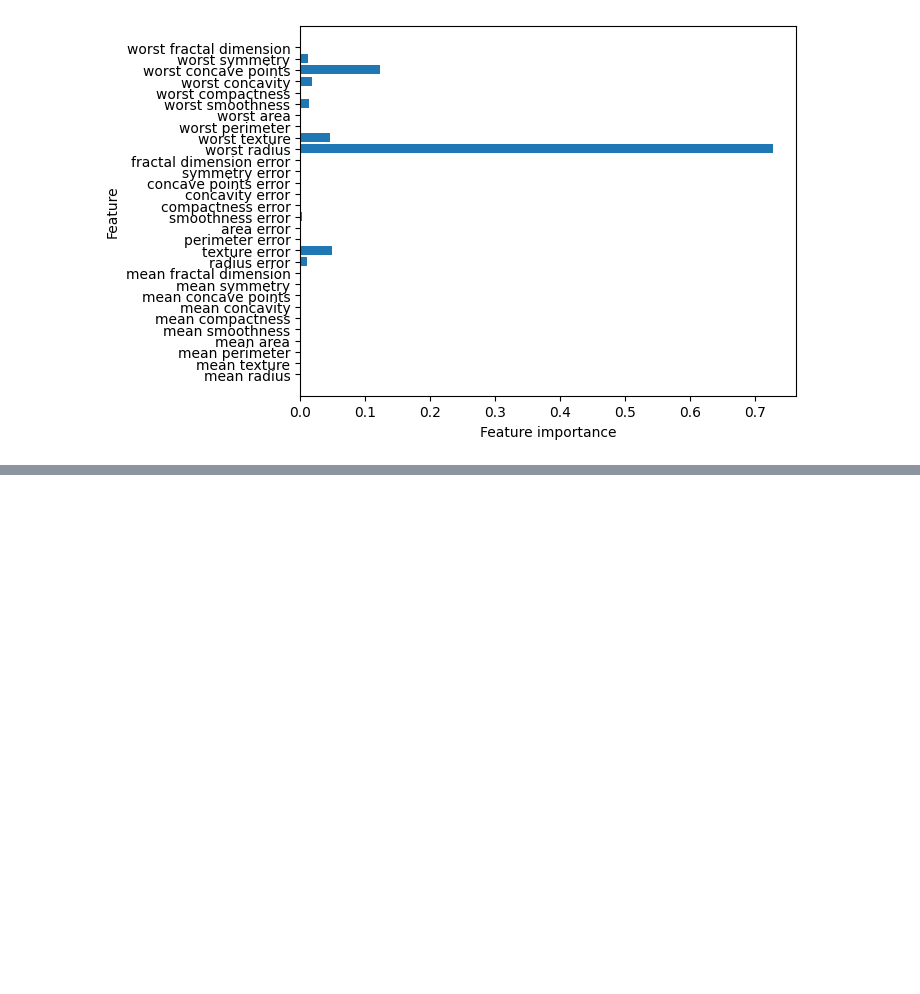
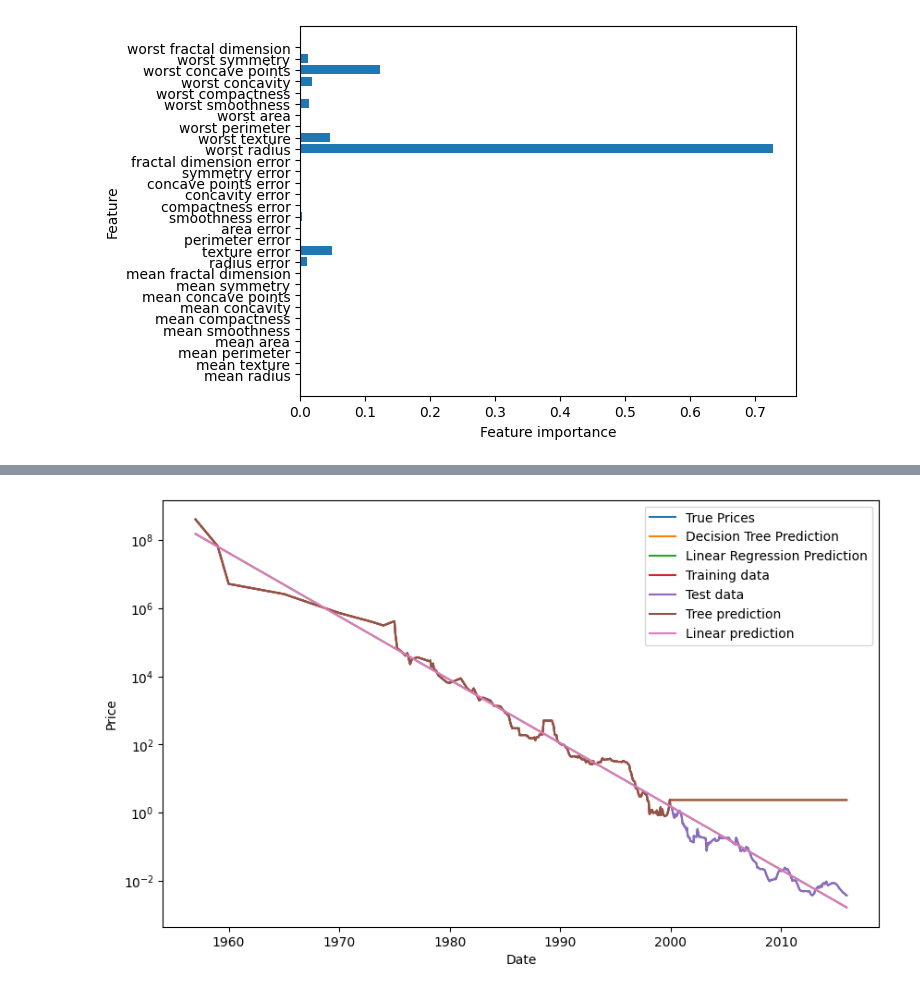
Before and after one commit to jurgenfolz/Machine-Learning-Examples, a Jupyter notebook: Decison trees/Decision trees.ipynb, the cells around one changed output, grey strips where cells are left out. Drawn from its saved outputs; the diff is of its cells as text; code cells hidden in the pictures; blank space fills up the shorter version.

```diff
--- a/Decison trees/Decision trees.ipynb
+++ b/Decison trees/Decision trees.ipynb
@@ -87,0 +99,42 @@ plot_feature_importances_cancer(tree)
+# %%
+import numpy as np
+from sklearn.tree import DecisionTreeRegressor
+from sklearn.linear_model import LinearRegression
+
+# Use historical data to forecast prices after the year 2000
+data_train = ram_prices[ram_prices.date < 2000]
+data_test = ram_prices[ram_prices.date >= 2000]
+
+# Convert the 'date' column to a NumPy array and reshape it to 2D
+X_train = data_train.date.values.reshape(-1, 1)
+y_train = np.log(data_train.price.values)  # Ensure target values are also NumPy arrays
+
+# Train the models
+tree = DecisionTreeRegressor().fit(X_train, y_train)
+linear_reg = LinearRegression().fit(X_train, y_train)
+
+# Predict on all data
+X_all = ram_prices.date.values.reshape(-1, 1)
+pred_tree = tree.predict(X_all)
+pred_lr = linear_reg.predict(X_all)
+
+# Undo the log-transform to get the original scale
+price_tree = np.exp(pred_tree)
+price_lr = np.exp(pred_lr)
+
+# Optional: Plotting the results (if you want to visualize it)
+import matplotlib.pyplot as plt
+plt.figure(figsize=(10, 6))
+plt.plot(ram_prices.date, ram_prices.price, label="True Prices")
+plt.plot(ram_prices.date, price_tree, label="Decision Tree Prediction")
+plt.plot(ram_prices.date, price_lr, label="Linear Regression Prediction")
+plt.xlabel("Date")
+plt.ylabel("Price")
+plt.semilogy(data_train.date, data_train.price, label="Training data")
+plt.semilogy(data_test.date, data_test.price, label="Test data")
+plt.semilogy(ram_prices.date, price_tree, label="Tree prediction")
+plt.semilogy(ram_prices.date, price_lr, label="Linear prediction")
+plt.legend()
+plt.show()
+# %% [output]
+[figure, added]
```
Also changed, not shown: parts of 2 cells of this notebook, 1 other file.
